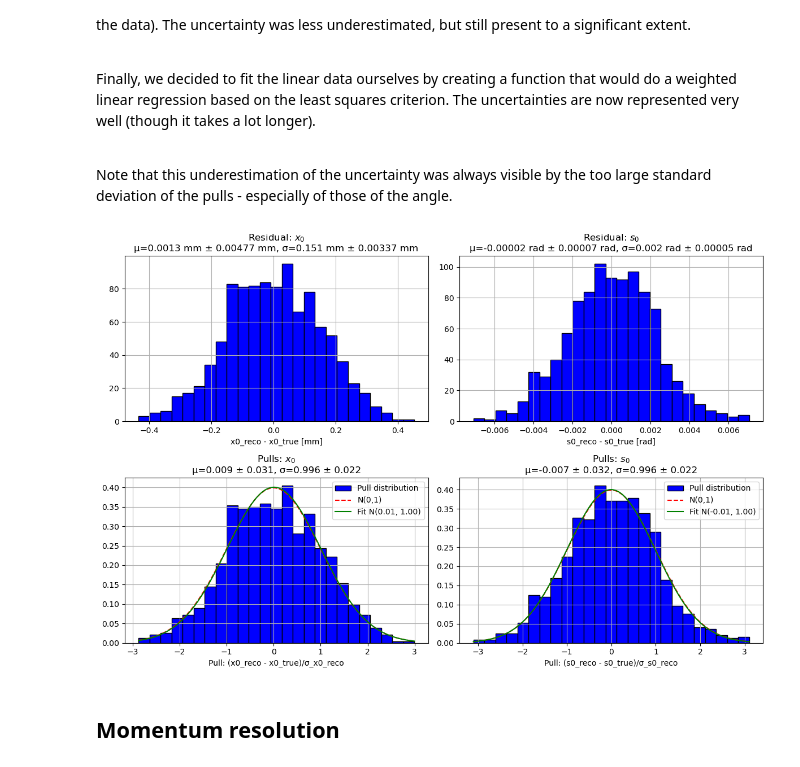
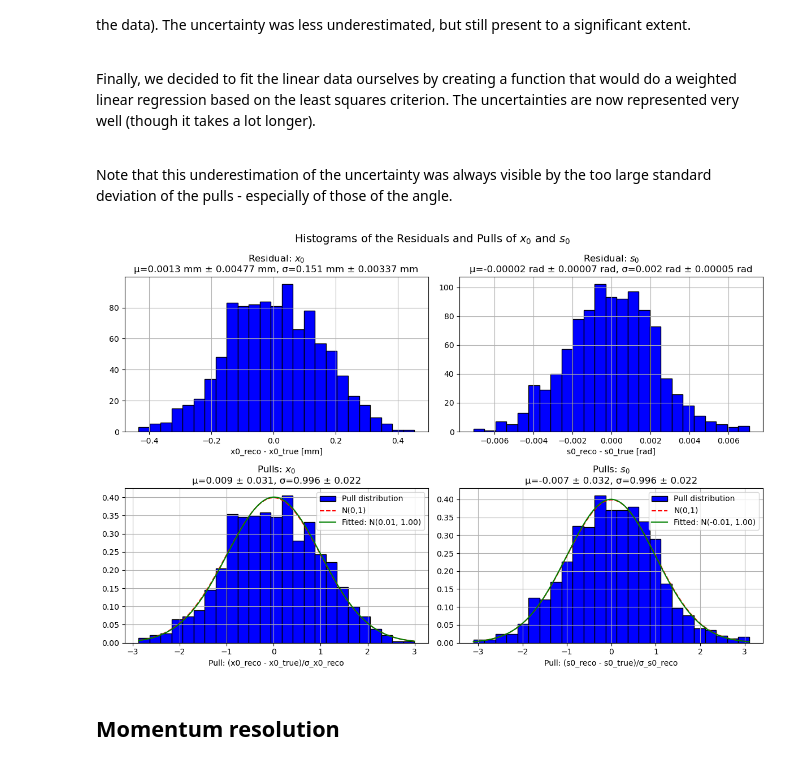
Before and after one commit to manueltuor/DAII, a Jupyter notebook: Momentum_Resolution_full_project_extended.ipynb, the cells around one changed output. Drawn from its saved outputs; the diff is of its cells as text; code cells hidden in the pictures.

```diff
--- a/Momentum_Resolution_full_project_extended.ipynb
+++ b/Momentum_Resolution_full_project_extended.ipynb
@@ -237,37 +237,38 @@ std_pulls_x0 = np.std(pulls_x0)
 
 
 # Uncertainties of estimators of pulls assuming gaussian distribution
 mean_pulls_s0_error = std_pulls_s0/np.sqrt(n_trajectories)
 mean_pulls_x0_error = std_pulls_x0/np.sqrt(n_trajectories)
 std_pulls_s0_error = std_pulls_s0/np.sqrt(2 * n_trajectories - 2)
 std_pulls_x0_error = std_pulls_x0/np.sqrt(2 * n_trajectories - 2)
 
 
 # Plot the distributions as histograms with overlayed Gaussian distributions
 axs[1, 0].hist(pulls_x0, bins=25, density=True, color="blue", edgecolor="black", label="Pull distribution")
 x_vals = np.linspace(min(pulls_x0), max(pulls_x0), 500)
 axs[1, 0].plot(x_vals, norm.pdf(x_vals, 0, 1), 'r--', label="N(0,1)")
-axs[1, 0].plot(x_vals, norm.pdf(x_vals, mean_pulls_x0, std_pulls_x0), 'g-', label=f"Fit N({mean_pulls_x0:.2f}, {std_pulls_x0:.2f})")
+axs[1, 0].plot(x_vals, norm.pdf(x_vals, mean_pulls_x0, std_pulls_x0), 'g-', label=f"Fitted: N({mean_pulls_x0:.2f}, {std_pulls_x0:.2f})")
 axs[1, 0].set_title(f"Pulls: $x_0$\nμ={mean_pulls_x0:.3f} ± {mean_pulls_x0_error:.3f}, σ={std_pulls_x0:.3f} ± {std_pulls_x0_error:.3f}")
 axs[1, 0].set_xlabel("Pull: (x0_reco - x0_true)/σ_x0_reco")
 axs[1, 0].legend()
 axs[1, 0].grid()
 
 axs[1, 1].hist(pulls_s0, bins=25, density=True, color="blue", edgecolor="black", label="Pull distribution")
 x_vals = np.linspace(min(pulls_s0), max(pulls_s0), 500)
 axs[1, 1].plot(x_vals, norm.pdf(x_vals, 0, 1), 'r--', label="N(0,1)")
-axs[1, 1].plot(x_vals, norm.pdf(x_vals, mean_pulls_s0, std_pulls_s0), 'g-', label=f"Fit N({mean_pulls_s0:.2f}, {std_pulls_s0:.2f})")
+axs[1, 1].plot(x_vals, norm.pdf(x_vals, mean_pulls_s0, std_pulls_s0), 'g-', label=f"Fitted: N({mean_pulls_s0:.2f}, {std_pulls_s0:.2f})")
 axs[1, 1].set_title(f"Pulls: $s_0$\nμ={mean_pulls_s0:.3f} ± {mean_pulls_s0_error:.3f}, σ={std_pulls_s0:.3f} ± {std_pulls_s0_error:.3f}")
 axs[1, 1].set_xlabel("Pull: (s0_reco - s0_true)/σ_s0_reco")
 axs[1, 1].legend()
 axs[1, 1].grid()
 
+plt.suptitle("Histograms of the Residuals and Pulls of $x_0$ and $s_0$", fontsize= 14)
 
 plt.tight_layout()
-# plt.savefig("Multiple trajectories")
+#plt.savefig("Multiple_trajectories")
 plt.show()
 # %% [output]
-[figure, old version]
+[figure, new version]
 # %% [markdown]
 ## Momentum resolution
 # %% [markdown]
```
Also changed, not shown: parts of 2 cells of this notebook.
